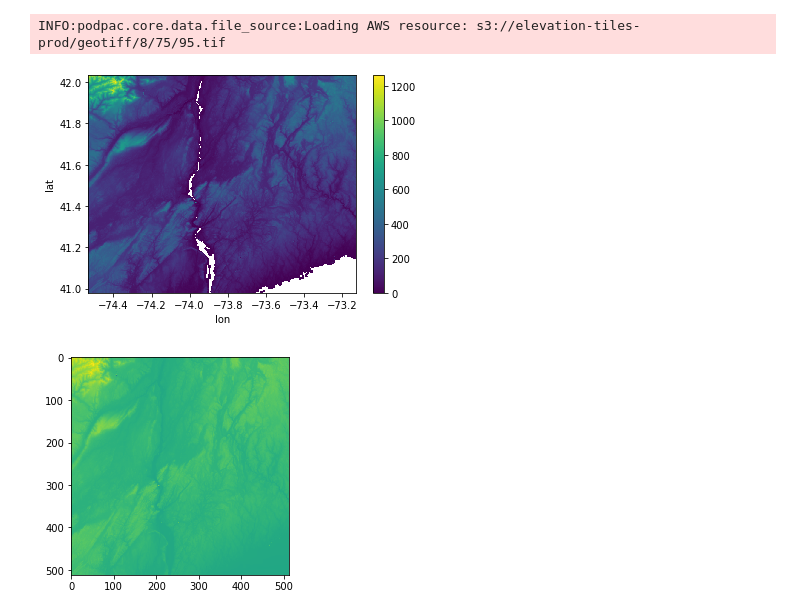
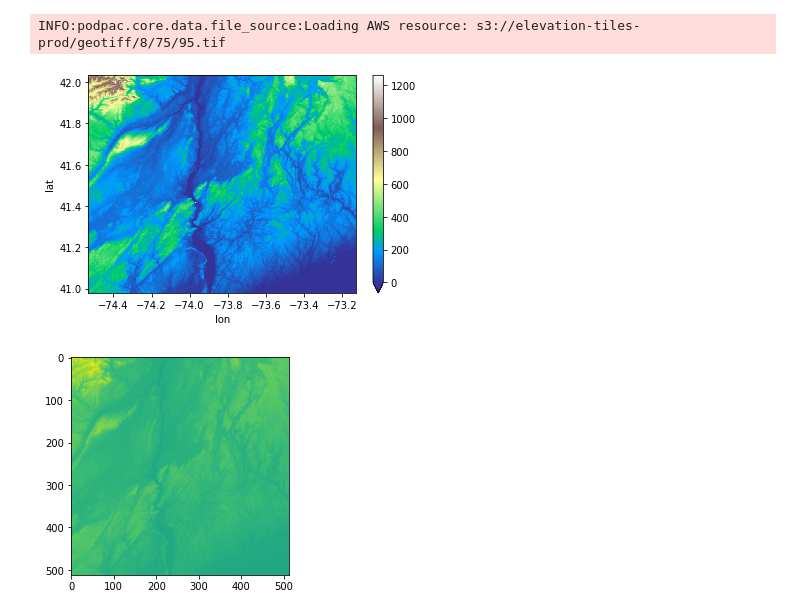
Before and after one commit to creare-com/podpac-examples, a Jupyter notebook: notebooks/5-datalib/terrtain-tiles.ipynb, the cells around one changed output. Drawn from its saved outputs; the diff is of its cells as text; code cells hidden in the pictures.

```diff
--- a/notebooks/5-datalib/terrtain-tiles.ipynb
+++ b/notebooks/5-datalib/terrtain-tiles.ipynb
@@ -136,10 +139,10 @@ output = node.eval(c)
 INFO:podpac.core.data.file_source:Loading AWS resource: s3://elevation-tiles-prod/geotiff/8/75/95.tif
 # %%
 # plot the gridded output data
-output.plot()
+output.plot(vmin=0, cmap='terrain')
 pass
 # %% [output]
-[figure, old version]
+[figure, new version]
 # %%
 # plot the original raster image using the
 # `node` reference to the rasterio dataset
```
Also changed, not shown: parts of 4 cells of this notebook, 33 other files.
